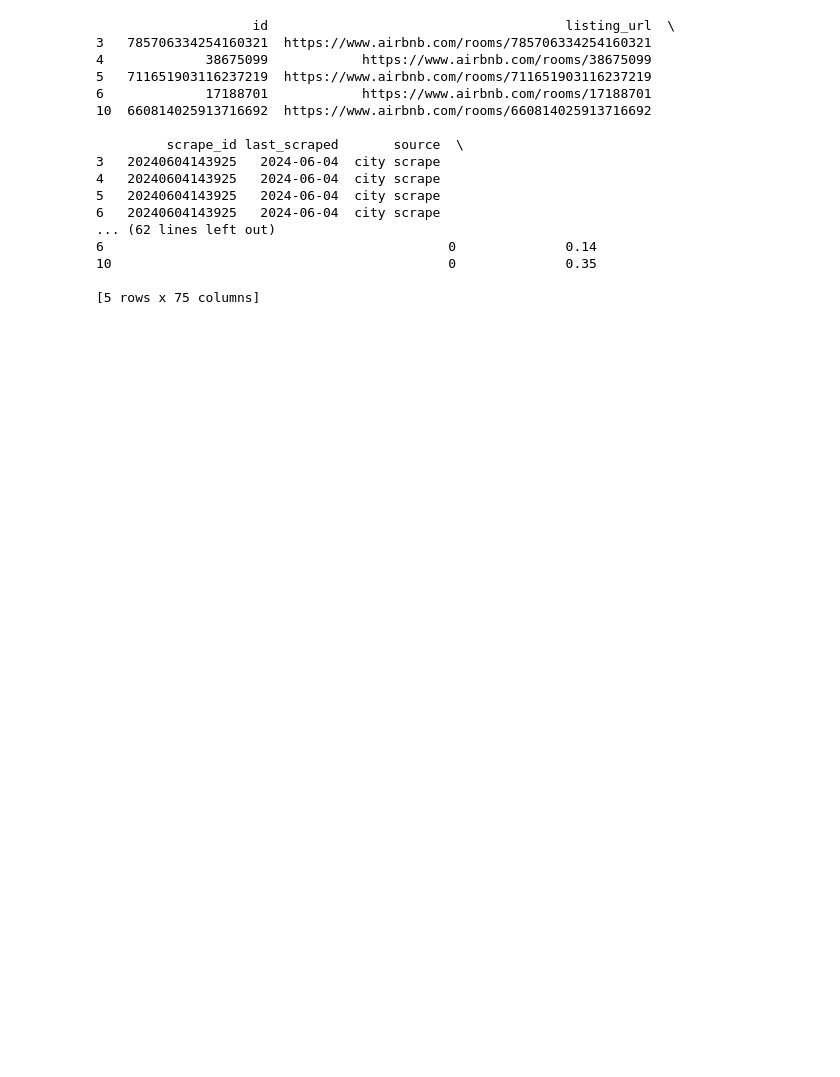
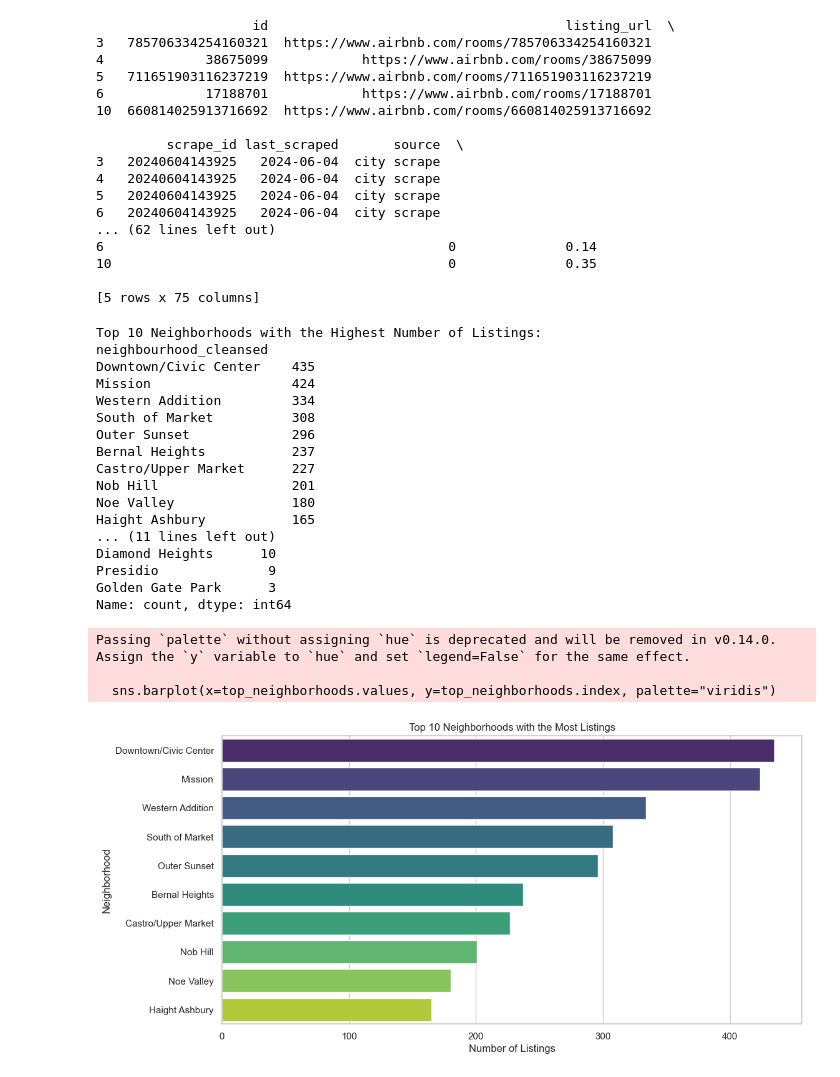
Before and after one commit to antranakhasi/SF-Airbnb-market-analysis, a Jupyter notebook: sf-analysis.ipynb, the cells around one changed output. Drawn from its saved outputs; the diff is of its cells as text; code cells hidden in the pictures; blank space fills up the shorter version.

```diff
--- a/sf-analysis.ipynb
+++ b/sf-analysis.ipynb
@@ -1,8 +1,11 @@
 # %%
 import pandas as pd
 import numpy as np
-from collections import Counter
+import matplotlib.pyplot as plt
+import seaborn as sns
 import re
+
+sns.set(style="whitegrid")
 # %%
 file_path = 'data/listings.csv'
 df = pd.read_csv(file_path)
@@ -75,3 +78,46 @@ columns_to_drop = [
 df = df.drop(columns=columns_to_drop)
 
 df.to_csv('data/cleaned.csv', index=False)
+# %%
+# Count the number of listings per neighborhood
+neighborhood_counts = df['neighbourhood_cleansed'].value_counts()
+
+# Top 10 Neighborhoods
+top_neighborhoods = neighborhood_counts.head(10)
+print("Top 10 Neighborhoods with the Highest Number of Listings:")
+print(top_neighborhoods)
+
+# Bottom 10 Neighborhoods
+bottom_neighborhoods = neighborhood_counts.tail(10)
+print("\nBottom 10 Neighborhoods with the Lowest Number of Listings:")
+print(bottom_neighborhoods)
+
+# Plotting the results
+plt.figure(figsize=(12, 6))
+sns.barplot(x=top_neighborhoods.values, y=top_neighborhoods.index, palette="viridis")
+plt.title('Top 10 Neighborhoods with the Most Listings')
+plt.xlabel('Number of Listings')
+plt.ylabel('Neighborhood')
+plt.show()
+# %% [output]
+Top 10 Neighborhoods with the Highest Number of Listings:
+neighbourhood_cleansed
+Downtown/Civic Center    435
+Mission                  424
+Western Addition         334
+South of Market          308
+Outer Sunset             296
+Bernal Heights           237
+Castro/Upper Market      227
+Nob Hill                 201
+Noe Valley               180
+Haight Ashbury           165
+... (11 lines left out)
+Diamond Heights      10
+Presidio              9
+Golden Gate Park      3
+Name: count, dtype: int64
+Passing `palette` without assigning `hue` is deprecated and will be removed in v0.14.0. Assign the `y` variable to `hue` and set `legend=False` for the same effect.
+
+  sns.barplot(x=top_neighborhoods.values, y=top_neighborhoods.index, palette="viridis")
+[figure, added]
```
Also changed, not shown: parts of 9 cells of this notebook.
